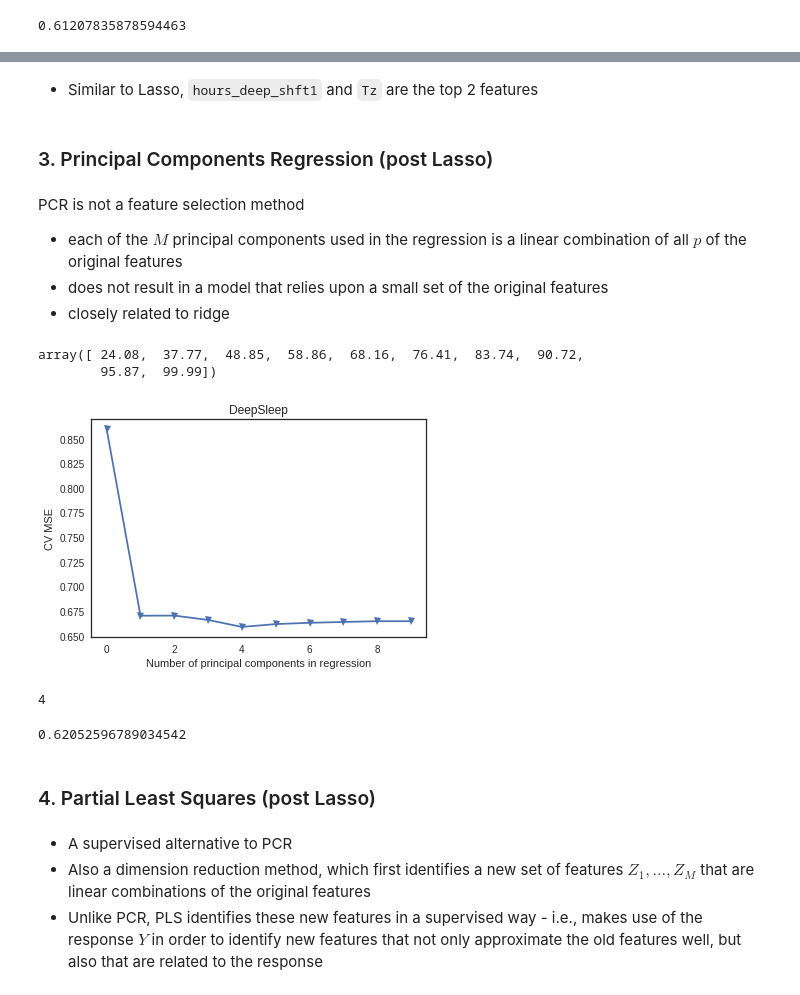
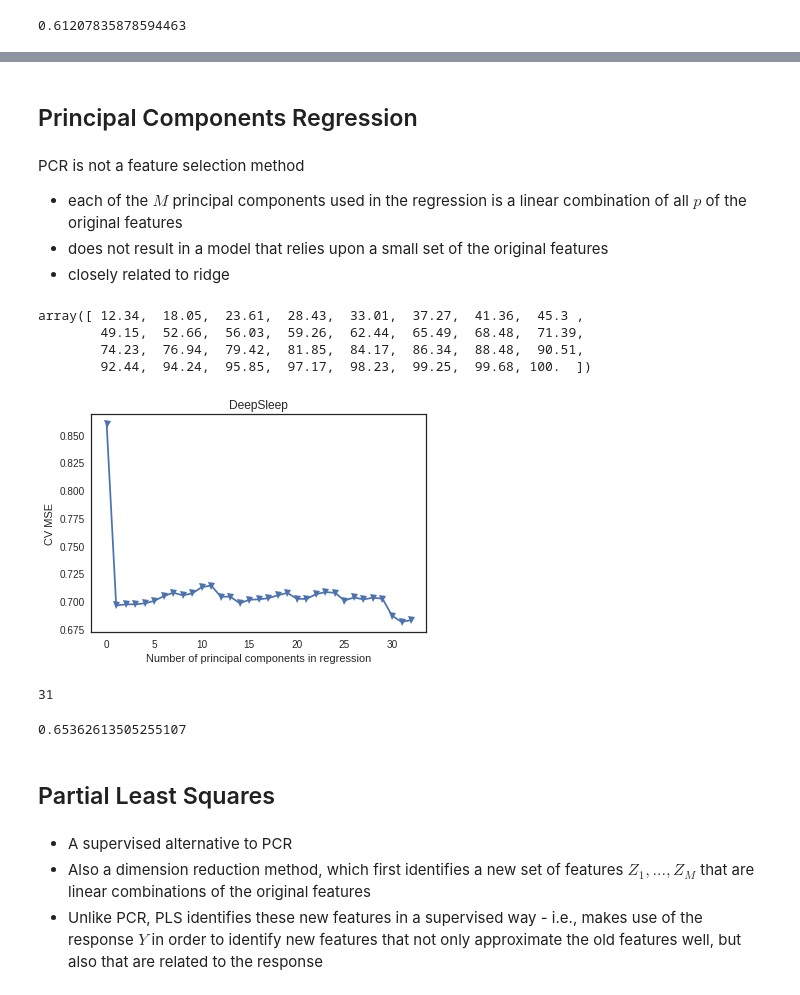
Before and after one commit to drlarue/sleep-analysis, a Jupyter notebook: SleepAnalysis.ipynb, the cells around one changed output, grey strips where cells are left out. Cells and saved outputs as stored; diff of their text form; code cells hidden in the pictures.

Commit message:
Update regression models

```diff
--- a/SleepAnalysis.ipynb
+++ b/SleepAnalysis.ipynb
@@ -756,5 +755,5 @@ mean_squared_error(y_dt, ols_y) # test MSE
 # %%
-alphas = np.linspace(90, 91, 100)
+alphas = np.linspace(154, 155, 100)
 ridgecv = RidgeCV(alphas=alphas, cv=10, scoring='neg_mean_squared_error')
-ridgecv.fit(scale(X_dr[lasso_cf.index[:n_lasso]]), y_dr)
+ridgecv.fit(scale(X_dr), y_dr)
 # %% [output]
@@ -798,7 +803,5 @@ ridge_cf
-# %% [markdown]
-* Similar to Lasso, `hours_deep_shft1` and `Tz` are the top 2 features
 # %% [markdown]
-### 3. Principal Components Regression (post Lasso)
+## Principal Components Regression
 # %% [markdown]
 PCR is not a feature selection method
 - each of the $M$ principal components used in the regression is a linear combination of all $p$ of the original features
@@ -806,40 +809,42 @@ PCR is not a feature selection method
 - closely related to ridge
 # %%
 pca = PCA()
-X_dr_reduced = pca.fit_transform(scale(X_dr[lasso_cf.index[:n_lasso]]))
+X_dr_reduced = pca.fit_transform(scale(X_dr))
 # %%
 # variance explained by the principal components
 np.cumsum(np.round(pca.explained_variance_ratio_, decimals=4)*100)
 # %% [output]
-array([ 24.08,  37.77,  48.85,  58.86,  68.16,  76.41,  83.74,  90.72,
-        95.87,  99.99])
+array([ 12.34,  18.05,  23.61,  28.43,  33.01,  37.27,  41.36,  45.3 ,
+        49.15,  52.66,  56.03,  59.26,  62.44,  65.49,  68.48,  71.39,
+        74.23,  76.94,  79.42,  81.85,  84.17,  86.34,  88.48,  90.51,
+        92.44,  94.24,  95.85,  97.17,  98.23,  99.25,  99.68, 100.  ])
 # %%
 n = len(X_dr_reduced)
 regr = LinearRegression()
 pca_mse = []
 
 # calculate MSE with only the intercept (no principal components in regression)
-score = -np.mean(cross_val_score(regr, np.ones((n,1)), y_dr, cv=10, scoring='neg_mean_squared_error'))
-pca_mse.append(score)
+score = np.mean(cross_val_score(regr, np.ones((n,1)), y_dr, cv=10, scoring='neg_mean_squared_error'))
+pca_mse.append(-score)
 
 # calculate MSE using CV, adding one principal component at a time
-for i in np.arange(1, n_lasso):
+for i in np.arange(1, X_dr.shape[1] + 1):
     score = np.mean(cross_val_score(regr, X_dr_reduced[:,:i], y_dr, cv=10, scoring='neg_mean_squared_error'))
     pca_mse.append(-score)
 
 plt.plot(pca_mse, '-v')
 plt.xlabel('Number of principal components in regression')
 plt.ylabel('CV MSE')
 plt.title('DeepSleep');
 # %% [output]
-[figure, old version]
+[figure, new version]
 # %%
-np.argmin(pca_mse) # the lowest training MSE is reached when doing regression on 4 components
+np.argmin(pca_mse) # the lowest training MSE is reached when doing regression on 31 components
 # %% [output]
-4
+31
 # %%
 # Transform test data with PCA loadings and fit regression on x principal components
-X_dt_reduced = pca.transform(scale(X_dt[lasso_cf.index[:n_lasso]]))[:,:np.argmin(pca_mse)]
+X_dt_reduced = pca.transform(scale(X_dt))[:,:np.argmin(pca_mse)]
 
 # Train regression model on training data
 regr = LinearRegression()
@@ -849,9 +854,9 @@ regr.fit(X_dr_reduced[:,:np.argmin(pca_mse)], y_dr)
 pca_y = regr.predict(X_dt_reduced)
 mean_squared_error(y_dt, pca_y)
 # %% [output]
-0.62052596789034542
+0.65362613505255107
 # %% [markdown]
-### 4. Partial Least Squares (post Lasso)
+## Partial Least Squares
 # %% [markdown]
 * A supervised alternative to PCR
 * Also a dimension reduction method, which first identifies a new set of features $Z_1,...,Z_M$ that are linear combinations of the original features
```
Also changed, not shown: parts of 19 cells of this notebook, 1 other file.
